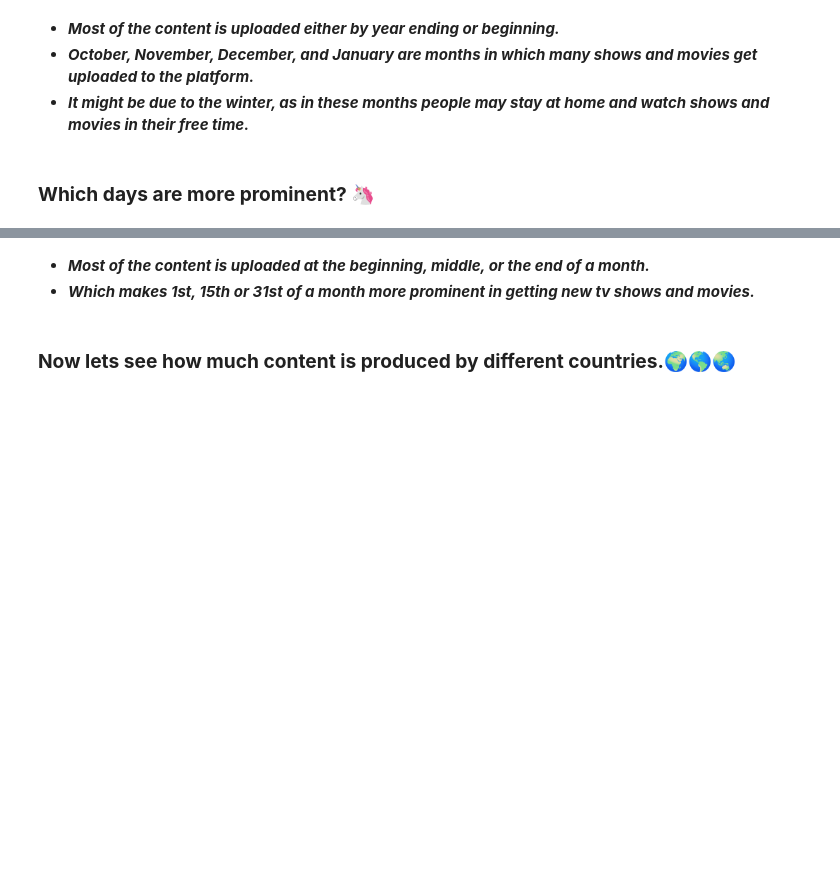
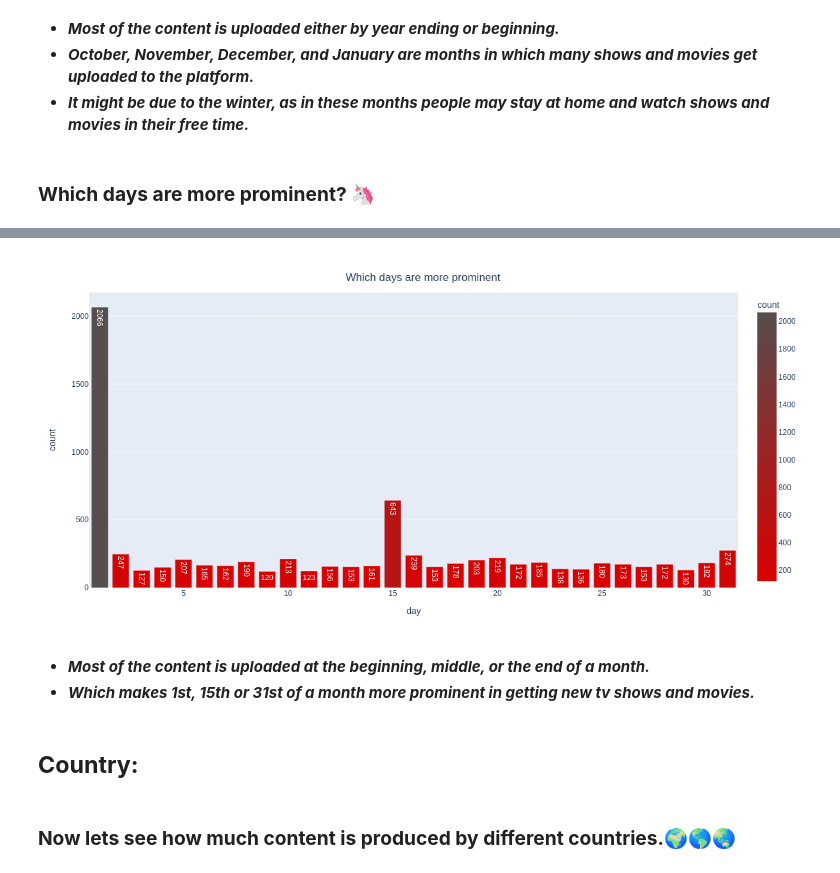
Before and after one commit to anishjohnson/NETFLIX-MOVIES-AND-TV-SHOWS-CLUSTERING, a Jupyter notebook: NETFLIX_MOVIES_AND_TV_SHOWS_CLUSTERING_Anish_Johnson.ipynb, the cells around one changed output, grey strips where cells are left out. Saved outputs shown, nothing was run; the diff lists cells and outputs as text; code cells hidden in the pictures; blank space fills up the shorter version.

```diff
--- a/NETFLIX_MOVIES_AND_TV_SHOWS_CLUSTERING_Anish_Johnson.ipynb
+++ b/NETFLIX_MOVIES_AND_TV_SHOWS_CLUSTERING_Anish_Johnson.ipynb
@@ -293,13 +331,13 @@ days_df.rename(columns={'index':'day', 'day_added':'count'}, inplace=True)
 fig = px.bar(days_df, x="day", y="count", text_auto=True, color='count', color_continuous_scale=['#db0000', '#564d4d'])
 fig.update_layout(
     title={
-        'text': 'which days are more prominent',
+        'text': 'Which days are more prominent',
         'y':0.95,
         'x':0.5,
         'xanchor': 'center',
         'yanchor': 'top'},
         autosize=False,
-        width=1100,
+        width=1200,
         height=600)
-fig.show()
+fig.show('png')
 # %% [output]
@@ -307,5 +344,8 @@ fig.show()
+[figure, added]
 # %% [markdown]
 * ***Most of the content is uploaded at the beginning, middle, or the end of a month.***
 * ***Which makes 1st, 15th or 31st of a month more prominent in getting new tv shows and movies.***
+# %% [markdown]
+## **Country:**
 # %% [markdown]
 ### **Now lets see how much content is produced by different countries.**🌍🌎🌏
```
Also changed, not shown: parts of 111 cells of this notebook.
